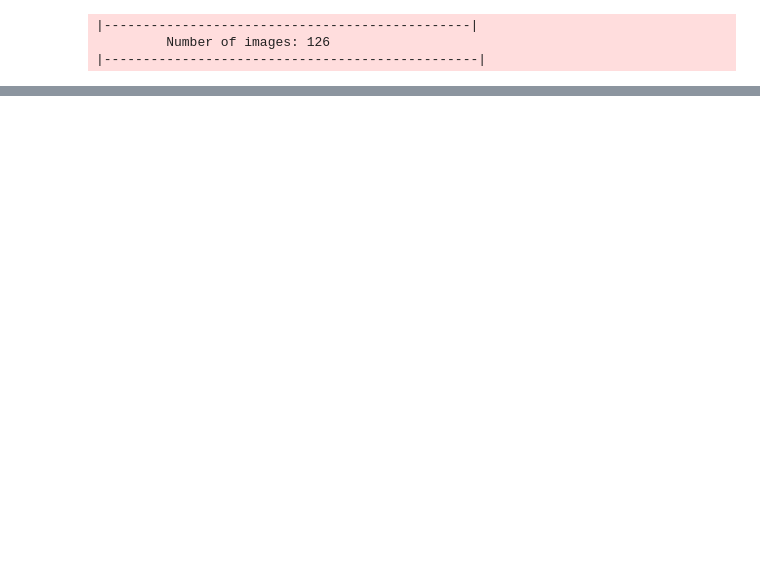
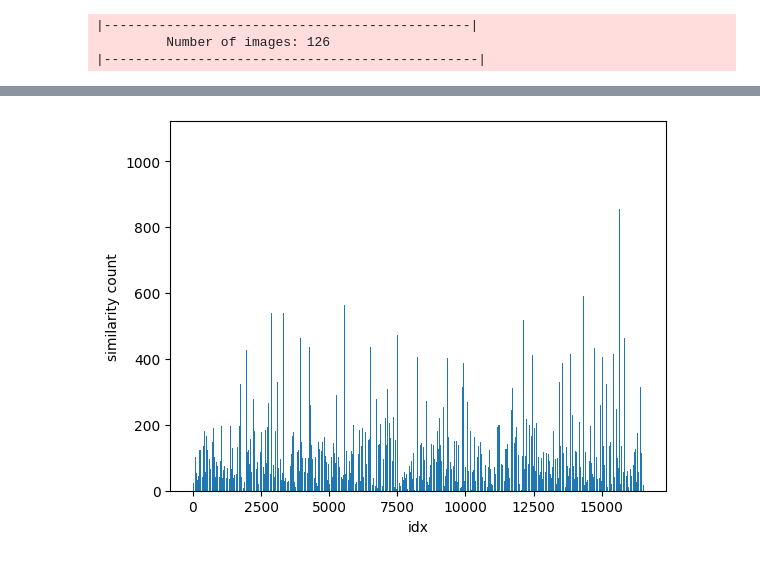
Before and after one commit to lancedb/yoloexplorer, a Jupyter notebook: examples/add_remove_persist.ipynb, the cells around one changed output, grey strips where cells are left out. Drawn from its saved outputs; the diff is of its cells as text; code cells hidden in the pictures; blank space fills up the shorter version.

```diff
--- a/examples/add_remove_persist.ipynb
+++ b/examples/add_remove_persist.ipynb
@@ -123,0 +122,4 @@ coco_updated.table.to_pandas().tail()
+# %%
+voc_exp.plot_similirity_index()
+# %% [output]
+[figure, added]
```
Also changed, not shown: parts of 3 cells of this notebook.
